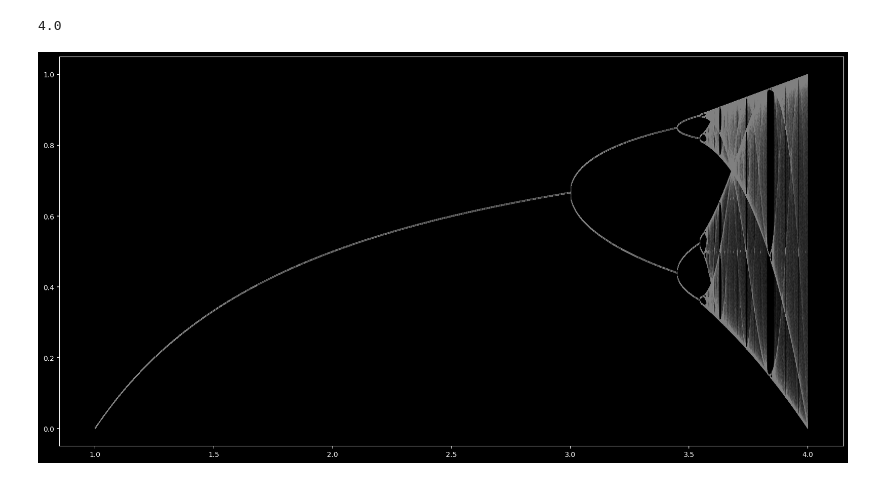
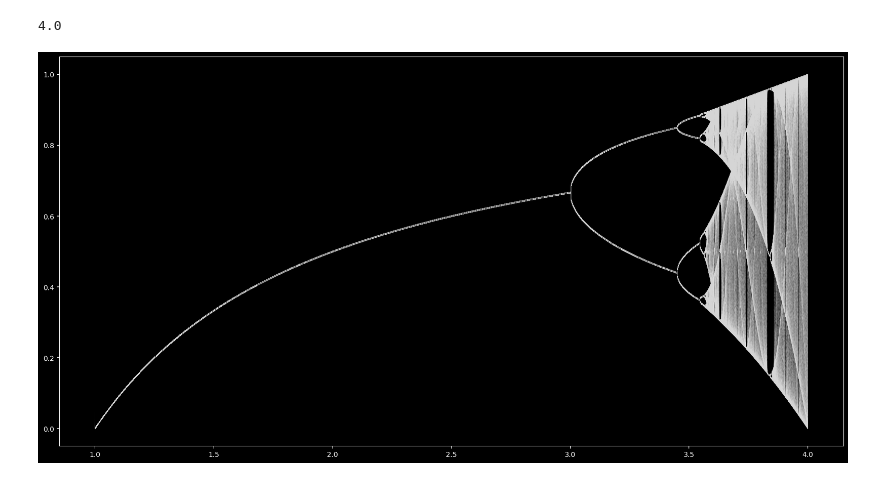
Before and after one commit to Gauranga2022/Fun-with-Python, a Jupyter notebook: The_Butterfly_Effect.ipynb, the cells around one changed output. Saved outputs shown, nothing was run; the diff lists cells and outputs as text; code cells hidden in the pictures.

```diff
--- a/The_Butterfly_Effect.ipynb
+++ b/The_Butterfly_Effect.ipynb
@@ -85,21 +85,21 @@ def logistic_map(r, y):
 # %%
 steps = 30000000
 
 Y = np.zeros(steps + 1)
 X = np.zeros(steps + 1)
 
 X[0], Y[0] = 1, 0.5
 
 # map the equation to array step by step using the logistic_map function above
 for i in range(steps):
 	x_next, y_next = logistic_map(X[i], Y[i]) # calls the logistic_map function on X[i] as x and Y[i] as y
 	X[i+1] = x_next
 	Y[i+1] = y_next
 
 plt.style.use('dark_background')
 plt.figure(figsize=(20,10))
-plt.plot(X, Y, '^', color='white', alpha=0.4, markersize = 0.001)
+plt.plot(X, Y, '^', color='white', alpha = 0.7, markersize = 0.001)
 plt.axis('on')
 plt.show()
 # %% [output]
-[figure, old version]
+[figure, new version]
```
